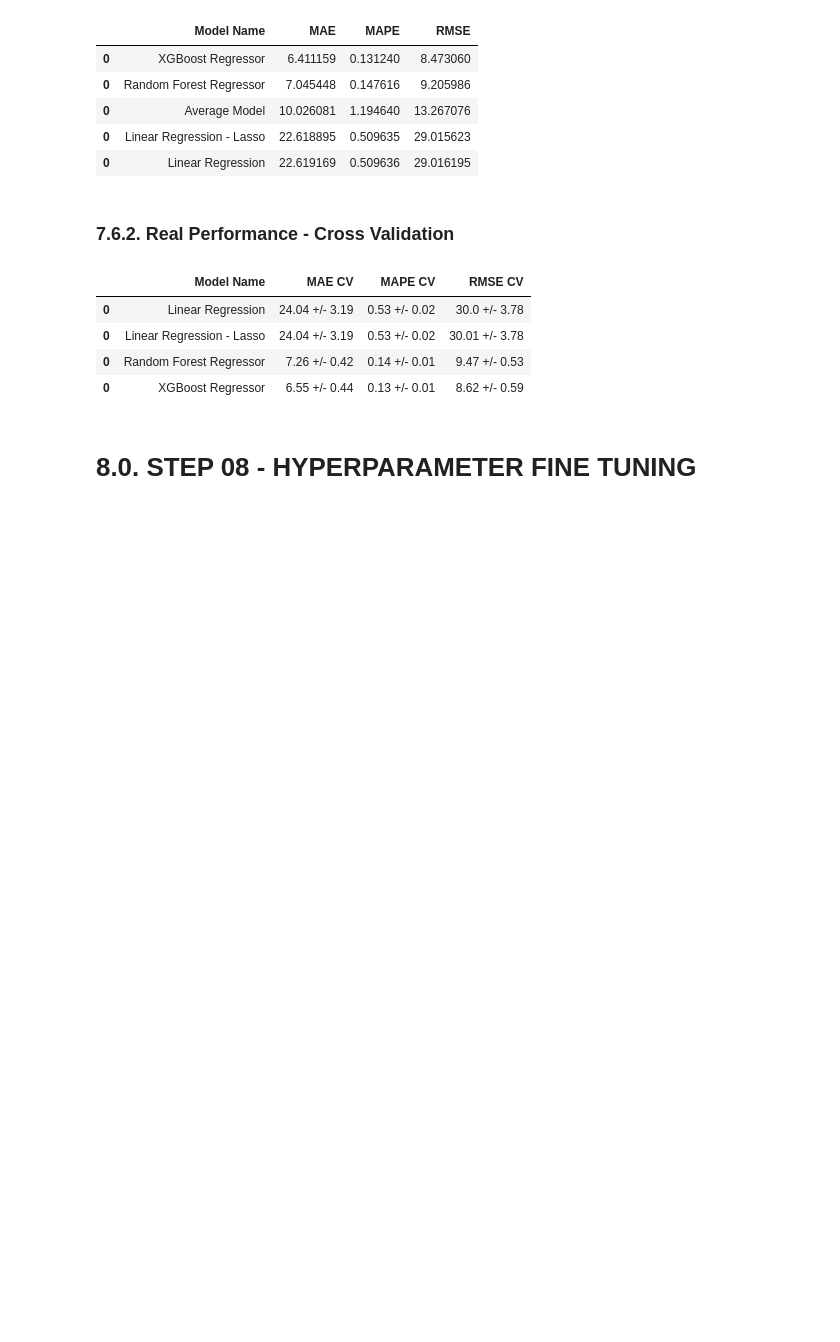
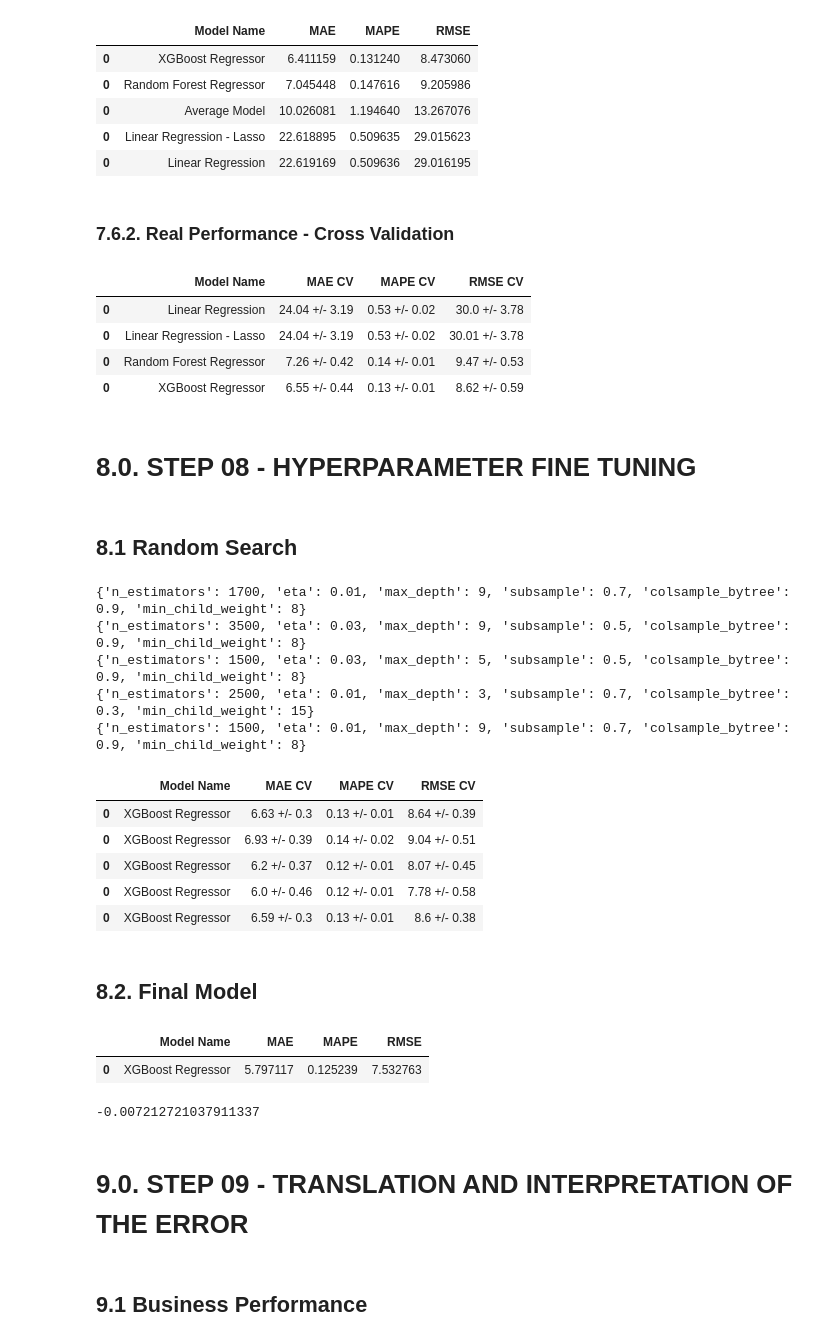
Before and after one commit to huyen2510/Store_Item_Demand, a Jupyter notebook: Store_Item_Demand.ipynb, the cells around one changed output. Drawn from its saved outputs; the diff is of its cells as text; code cells hidden in the pictures; blank space fills up the shorter version.

```diff
--- a/Store_Item_Demand.ipynb
+++ b/Store_Item_Demand.ipynb
@@ -853,3 +852,52 @@ modelling_result_cv
 | 0 | XGBoost Regressor | 6.55 +/- 0.44 | 0.13 +/- 0.01 | 8.62 +/- 0.59 |
 # %% [markdown]
 # 8.0. STEP 08 - HYPERPARAMETER FINE TUNING
+# %% [markdown]
+## 8.1 Random Search
+# %%
+param = {
+        'n_estimators': [1500, 1700, 2500, 3000, 3500],
+        'eta': [0.01, 0.03],
+        'max_depth': [3, 5, 9],
+        'subsample': [0.1, 0.5, 0.7],
+        'colsample_bytree': [0.3, 0.7, 0.9],
+        'min_child_weight': [3, 8, 15]
+        }
+
+MAX_EVAL = 5
+# %%
+final_result = pd.DataFrame()
+
+for i in range( MAX_EVAL):
+    #chose values for parameters randomly
+    hp = { k: random.sample( v, 1 )[0] for k, v in param.items() }
+    print( hp )
+
+    # model
+    model_xgb = xgb.XGBRegressor( objective='reg:squarederror',
+                                 n_estimators=hp['n_estimators'],
+                                 eta=hp['eta'],
+                                 max_depth=hp['max_depth'],
+                                 subsample=hp['subsample'],
+                                 colsample_bytree=hp['colsample_bytree'],
+                                 min_child_weight=hp['min_child_weight'] )
+
+    # performance
+    result = cross_validation( X_training, 5, 'XGBoost Regressor', model_xgb, verbose=False)
+    final_result = pd.concat( [final_result, result] )
+
+final_result
+# %% [output]
+{'n_estimators': 1700, 'eta': 0.01, 'max_depth': 9, 'subsample': 0.7, 'colsample_bytree': 0.9, 'min_child_weight': 8}
+{'n_estimators': 3500, 'eta': 0.03, 'max_depth': 9, 'subsample': 0.5, 'colsample_bytree': 0.9, 'min_child_weight': 8}
+{'n_estimators': 1500, 'eta': 0.03, 'max_depth': 5, 'subsample': 0.5, 'colsample_bytree': 0.9, 'min_child_weight': 8}
+{'n_estimators': 2500, 'eta': 0.01, 'max_depth': 3, 'subsample': 0.7, 'colsample_bytree': 0.3, 'min_child_weight': 15}
+{'n_estimators': 1500, 'eta': 0.01, 'max_depth': 9, 'subsample': 0.7, 'colsample_bytree': 0.9, 'min_child_weight': 8}
+|  | Model Name | MAE CV | MAPE CV | RMSE CV |
+| 0 | XGBoost Regressor | 6.63 +/- 0.3 | 0.13 +/- 0.01 | 8.64 +/- 0.39 |
+| 0 | XGBoost Regressor | 6.93 +/- 0.39 | 0.14 +/- 0.02 | 9.04 +/- 0.51 |
+| 0 | XGBoost Regressor | 6.2 +/- 0.37 | 0.12 +/- 0.01 | 8.07 +/- 0.45 |
+| 0 | XGBoost Regressor | 6.0 +/- 0.46 | 0.12 +/- 0.01 | 7.78 +/- 0.58 |
+| 0 | XGBoost Regressor | 6.59 +/- 0.3 | 0.13 +/- 0.01 | 8.6 +/- 0.38 |
+# %% [markdown]
+## 8.2. Final Model
@@ -855,0 +913,26 @@ modelling_result_cv
+# %%
+# model
+model_xgb_tuned = xgb.XGBRegressor( objective='reg:squarederror',
+                            n_estimators=param_tuned['n_estimators'],
+                            eta=param_tuned['eta'],
+                            max_depth=param_tuned['max_depth'],
+                            subsample=param_tuned['subsample'],
+                            colsample_bytree=param_tuned['colsample_bytree'],
+                            min_child_weight=param_tuned['min_child_weight'] ).fit( x_train, y_train )
+
+# prediction
+yhat_xgb_tuned = model_xgb_tuned.predict( x_test )
+
+# performance
+xgb_result_tuned = ml_error( 'XGBoost Regressor', np.expm1( y_test ), np.expm1( yhat_xgb_tuned ) )
+xgb_result_tuned
+# %% [output]
+|  | Model Name | MAE | MAPE | RMSE |
+| 0 | XGBoost Regressor | 5.797117 | 0.125239 | 7.532763 |
+# %%
+mpe = mean_percentage_error( np.expm1( y_test ), np.expm1( yhat_xgb_tuned ) )
+mpe
+# %% [output]
+-0.007212721037911337
+# %% [markdown]
+# 9.0. STEP 09 - TRANSLATION AND INTERPRETATION OF THE ERROR
@@ -855,0 +945,2 @@ modelling_result_cv
+# %% [markdown]
+## 9.1 Business Performance
```
Also changed, not shown: parts of 9 cells of this notebook.
